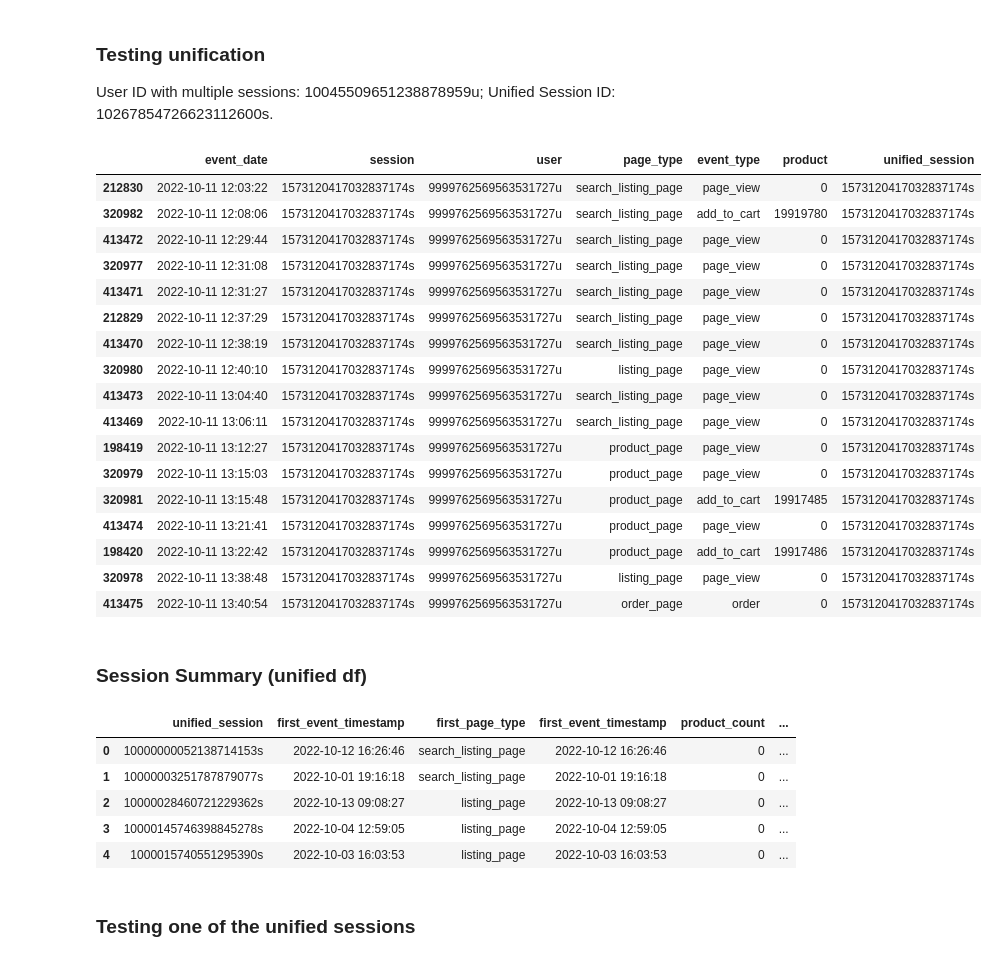
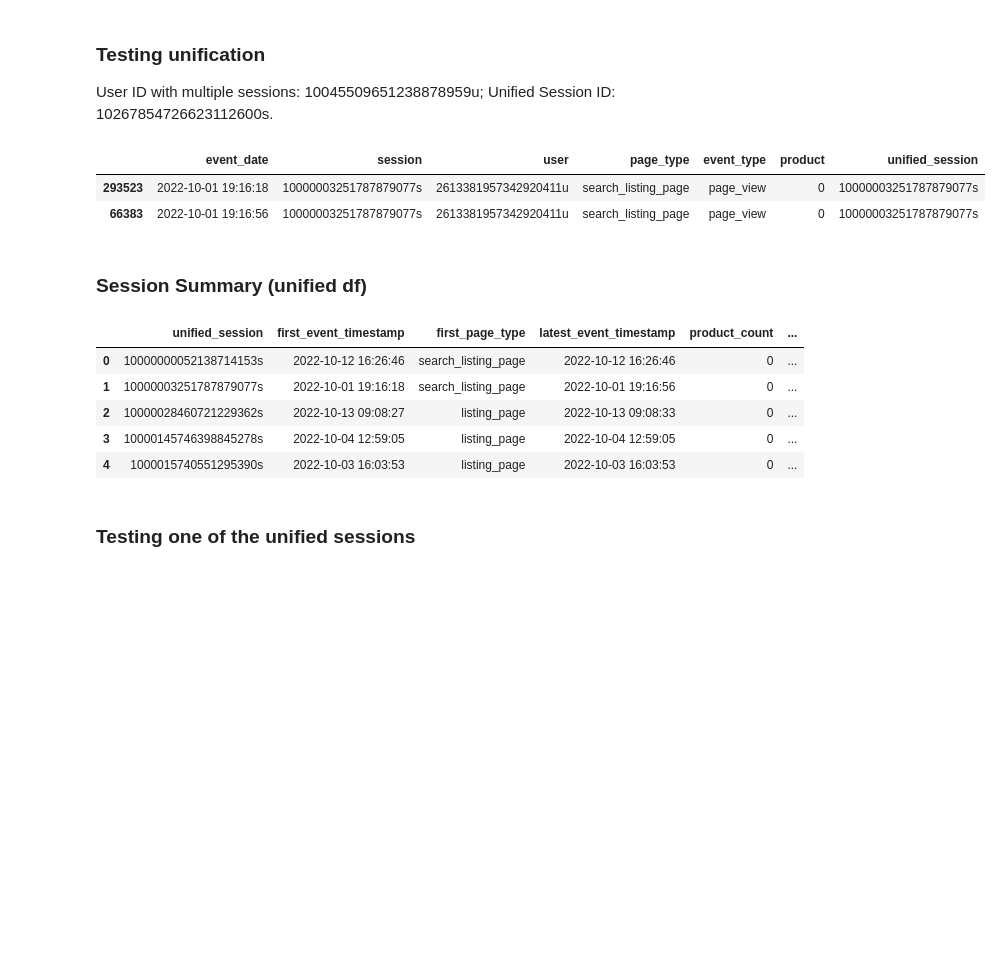
Before and after one commit to andradeia/autodoc-project, a Jupyter notebook: customer_funnel.ipynb, the cells around one changed output. Cells and saved outputs as stored; diff of their text form; code cells hidden in the pictures; blank space fills up the shorter version.

```diff
--- a/customer_funnel.ipynb
+++ b/customer_funnel.ipynb
@@ -284,26 +284,11 @@ df and df_unified have the same row numbers: True
 User ID with multiple sessions: 10045509651238878959u;
 Unified Session ID: 10267854726623112600s.
 # %%
-df_unified[df_unified['unified_session'].eq('1573120417032837174s')]
+df_unified[df_unified['unified_session'].eq('10000003251787879077s')]
 # %% [output]
 |  | event_date | session | user | page_type | event_type | product | unified_session |
-| 212830 | 2022-10-11 12:03:22 | 1573120417032837174s | 9999762569563531727u | search_listing_page | page_view | 0 | 1573120417032837174s |
-| 320982 | 2022-10-11 12:08:06 | 1573120417032837174s | 9999762569563531727u | search_listing_page | add_to_cart | 19919780 | 1573120417032837174s |
-| 413472 | 2022-10-11 12:29:44 | 1573120417032837174s | 9999762569563531727u | search_listing_page | page_view | 0 | 1573120417032837174s |
-| 320977 | 2022-10-11 12:31:08 | 1573120417032837174s | 9999762569563531727u | search_listing_page | page_view | 0 | 1573120417032837174s |
-| 413471 | 2022-10-11 12:31:27 | 1573120417032837174s | 9999762569563531727u | search_listing_page | page_view | 0 | 1573120417032837174s |
-| 212829 | 2022-10-11 12:37:29 | 1573120417032837174s | 9999762569563531727u | search_listing_page | page_view | 0 | 1573120417032837174s |
-| 413470 | 2022-10-11 12:38:19 | 1573120417032837174s | 9999762569563531727u | search_listing_page | page_view | 0 | 1573120417032837174s |
-| 320980 | 2022-10-11 12:40:10 | 1573120417032837174s | 9999762569563531727u | listing_page | page_view | 0 | 1573120417032837174s |
-| 413473 | 2022-10-11 13:04:40 | 1573120417032837174s | 9999762569563531727u | search_listing_page | page_view | 0 | 1573120417032837174s |
-| 413469 | 2022-10-11 13:06:11 | 1573120417032837174s | 9999762569563531727u | search_listing_page | page_view | 0 | 1573120417032837174s |
-| 198419 | 2022-10-11 13:12:27 | 1573120417032837174s | 9999762569563531727u | product_page | page_view | 0 | 1573120417032837174s |
-| 320979 | 2022-10-11 13:15:03 | 1573120417032837174s | 9999762569563531727u | product_page | page_view | 0 | 1573120417032837174s |
-| 320981 | 2022-10-11 13:15:48 | 1573120417032837174s | 9999762569563531727u | product_page | add_to_cart | 19917485 | 1573120417032837174s |
-| 413474 | 2022-10-11 13:21:41 | 1573120417032837174s | 9999762569563531727u | product_page | page_view | 0 | 1573120417032837174s |
-| 198420 | 2022-10-11 13:22:42 | 1573120417032837174s | 9999762569563531727u | product_page | add_to_cart | 19917486 | 1573120417032837174s |
-| 320978 | 2022-10-11 13:38:48 | 1573120417032837174s | 9999762569563531727u | listing_page | page_view | 0 | 1573120417032837174s |
-| 413475 | 2022-10-11 13:40:54 | 1573120417032837174s | 9999762569563531727u | order_page | order | 0 | 1573120417032837174s |
+| 293523 | 2022-10-01 19:16:18 | 10000003251787879077s | 2613381957342920411u | search_listing_page | page_view | 0 | 10000003251787879077s |
+| 66383 | 2022-10-01 19:16:56 | 10000003251787879077s | 2613381957342920411u | search_listing_page | page_view | 0 | 10000003251787879077s |
 # %% [markdown]
 ### Session Summary (unified df)
 # %%
@@ -339,14 +324,14 @@ session_summary_unified = (
     .merge(first_page_type_unified, on="unified_session", how="left")
 )
 
-session_summary_unified = session_summary_unified.copy()[['unified_session', 'first_event_timestamp', 'first_page_type','first_event_timestamp', 'product_count', 'page_view', 'add_to_cart', 'order']]
+session_summary_unified = session_summary_unified.copy()[['unified_session', 'first_event_timestamp', 'first_page_type','latest_event_timestamp', 'product_count', 'page_view', 'add_to_cart', 'order']]
 
 session_summary_unified.head()
 # %% [output]
-|  | unified_session | first_event_timestamp | first_page_type | first_event_timestamp | product_count | ... |
+|  | unified_session | first_event_timestamp | first_page_type | latest_event_timestamp | product_count | ... |
 | 0 | 10000000052138714153s | 2022-10-12 16:26:46 | search_listing_page | 2022-10-12 16:26:46 | 0 | ... |
-| 1 | 10000003251787879077s | 2022-10-01 19:16:18 | search_listing_page | 2022-10-01 19:16:18 | 0 | ... |
-| 2 | 10000028460721229362s | 2022-10-13 09:08:27 | listing_page | 2022-10-13 09:08:27 | 0 | ... |
+| 1 | 10000003251787879077s | 2022-10-01 19:16:18 | search_listing_page | 2022-10-01 19:16:56 | 0 | ... |
+| 2 | 10000028460721229362s | 2022-10-13 09:08:27 | listing_page | 2022-10-13 09:08:33 | 0 | ... |
 | 3 | 10000145746398845278s | 2022-10-04 12:59:05 | listing_page | 2022-10-04 12:59:05 | 0 | ... |
 | 4 | 1000015740551295390s | 2022-10-03 16:03:53 | listing_page | 2022-10-03 16:03:53 | 0 | ... |
 # %% [markdown]
```
Also changed, not shown: parts of 4 cells of this notebook, 1 other file.
